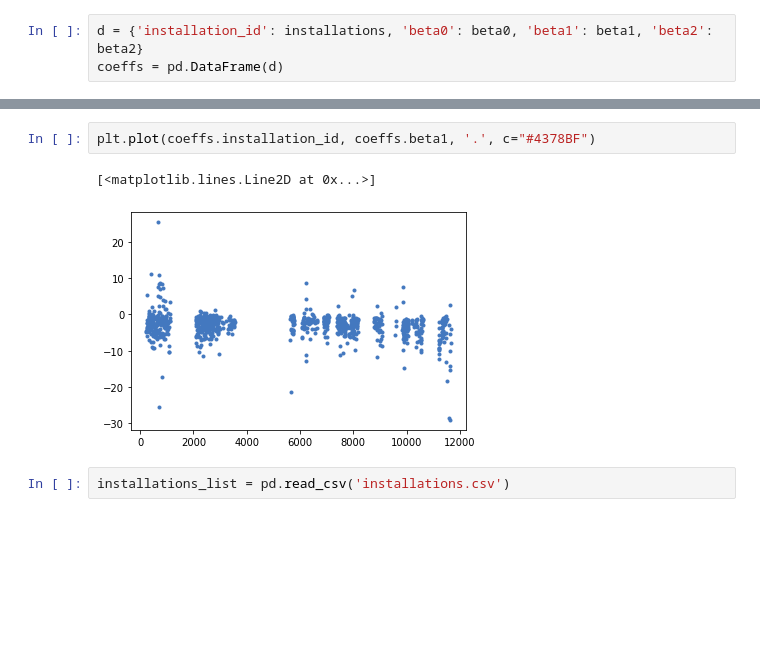
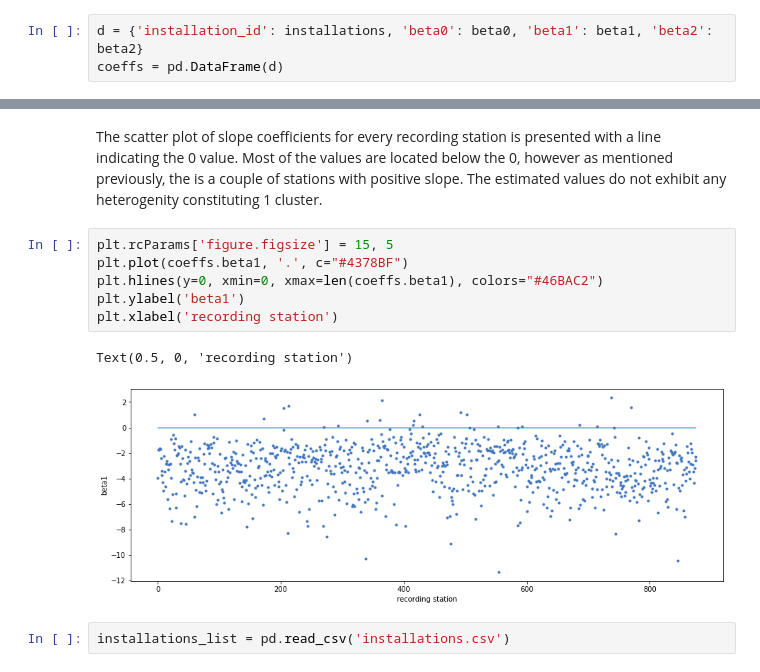
Before and after one commit to GrzegorzMika/Academia, a Jupyter notebook: lectures/Longitudinal_and_Functional_Data_Analysis/PM10_temperature.ipynb, the cells around one changed output, grey strips where cells are left out. Drawn from its saved outputs; the diff is of its cells as text; blank space fills up the shorter version.

```diff
--- a/lectures/Longitudinal_and_Functional_Data_Analysis/PM10_temperature.ipynb
+++ b/lectures/Longitudinal_and_Functional_Data_Analysis/PM10_temperature.ipynb
@@ -74,8 +118,14 @@ coeffs.describe()
-# %%
-plt.plot(coeffs.installation_id, coeffs.beta1, '.', c="#4378BF")
-# %% [output]
-[<matplotlib.lines.Line2D at 0x...>]
-[figure, removed]
+# %% [markdown]
+The scatter plot of slope coefficients for every recording station is presented with a line indicating the 0 value. Most of the values are located below the 0, however as mentioned previously, the is a couple of stations with positive slope. The estimated values do not exhibit any heterogenity constituting 1 cluster.
+# %%
+plt.rcParams['figure.figsize'] = 15, 5
+plt.plot(coeffs.beta1, '.', c="#4378BF")
+plt.hlines(y=0, xmin=0, xmax=len(coeffs.beta1), colors="#46BAC2")
+plt.ylabel('beta1')
+plt.xlabel('recording station')
+# %% [output]
+Text(0.5, 0, 'recording station')
+[figure, added]
 # %%
 installations_list = pd.read_csv('installations.csv')
 # %%
```
Also changed, not shown: parts of 18 cells of this notebook, 7 other files.
